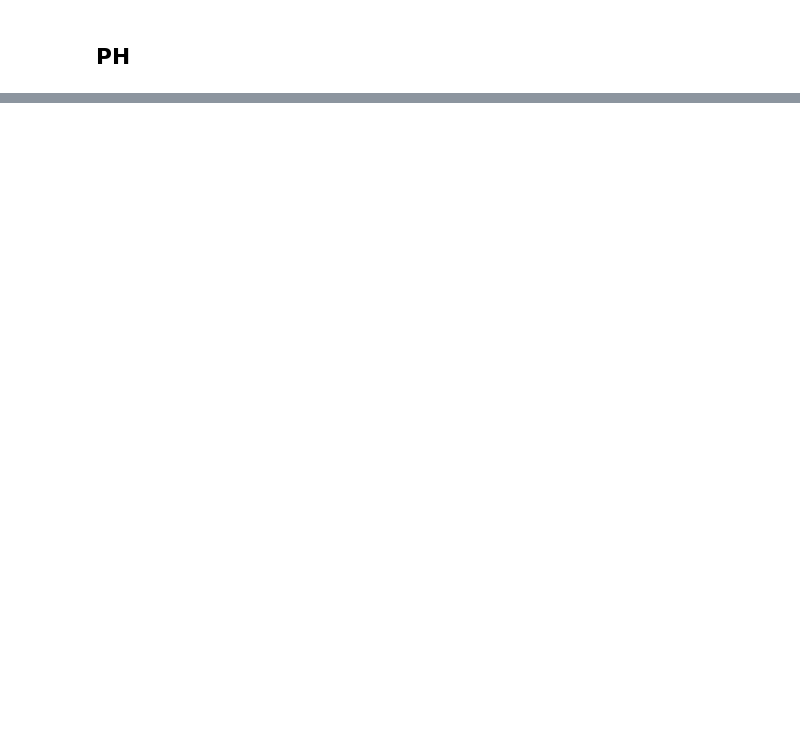
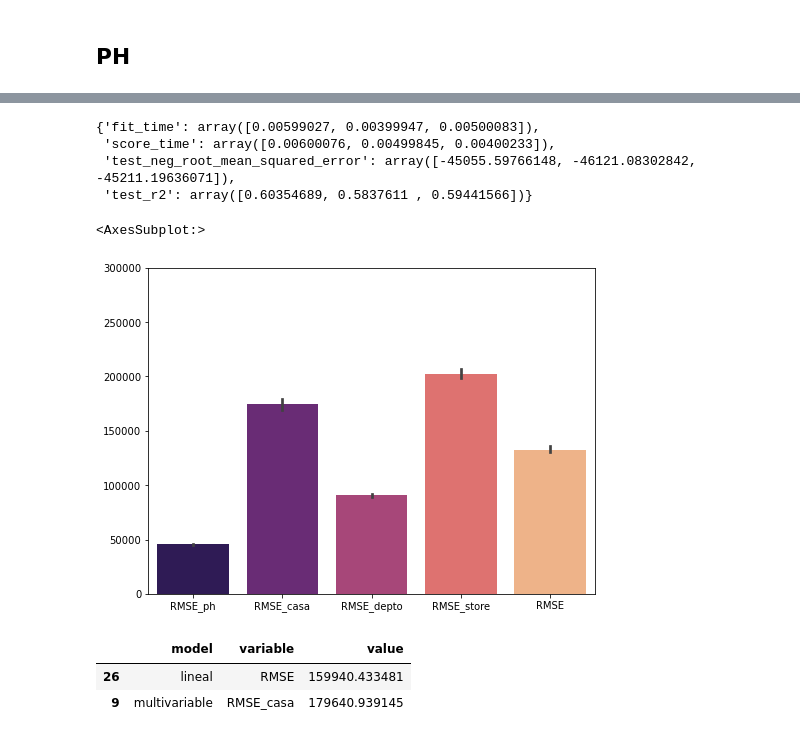
Before and after one commit to soledadh/limpieza_dataset_inmobiliario, a Jupyter notebook: multivariate_regression.ipynb, the cells around one changed output, grey strips where cells are left out. Cells and saved outputs as stored; diff of their text form; code cells hidden in the pictures; blank space fills up the shorter version.

```diff
--- a/multivariate_regression.ipynb
+++ b/multivariate_regression.ipynb
@@ -524,0 +293,22 @@ ax.set_xticklabels([0] + list(rmse_lin_sim.keys()))
+# %%
+cv_ph
+# %% [output]
+{'fit_time': array([0.00599027, 0.00399947, 0.00500083]),
+ 'score_time': array([0.00600076, 0.00499845, 0.00400233]),
+ 'test_neg_root_mean_squared_error': array([-45055.59766148, -46121.08302842, -45211.19636071]),
+ 'test_r2': array([0.60354689, 0.5837611 , 0.59441566])}
+# %%
+rmse_dict = {'RMSE_ph' : cv_ph['test_neg_root_mean_squared_error'] , 'RMSE_casa':cv_casa['test_neg_root_mean_squared_error'], 'RMSE_depto':cv_depto['test_neg_root_mean_squared_error'], 'RMSE_store':cv_store['test_neg_root_mean_squared_error'], 'RMSE':cv_tot_2['test_neg_root_mean_squared_error']}
+# %%
+df_plot = pd.DataFrame(rmse_dict)
+# %%
+df_plot[['RMSE', 'RMSE_store','RMSE_casa', 'RMSE_depto', 'RMSE_ph']] = df_plot[['RMSE', 'RMSE_store','RMSE_casa', 'RMSE_depto', 'RMSE_ph']] * -1
+# %%
+df_plot['model'] = 'multivariable'
+# %%
+plt.figure(figsize=(8, 6))
+plt.ylim(0, 300000)
+sns.barplot(data=df_plot, palette= 'magma')
+# %% [output]
+<AxesSubplot:>
+[figure, added]
@@ -524,0 +323,6 @@ ax.set_xticklabels([0] + list(rmse_lin_sim.keys()))
+# %%
+df_plot.sample(2)
+# %% [output]
+|  | model | variable | value |
+| 26 | lineal | RMSE | 159940.433481 |
+| 9 | multivariable | RMSE_casa | 179640.939145 |
```
Also changed, not shown: parts of 81 cells of this notebook.
